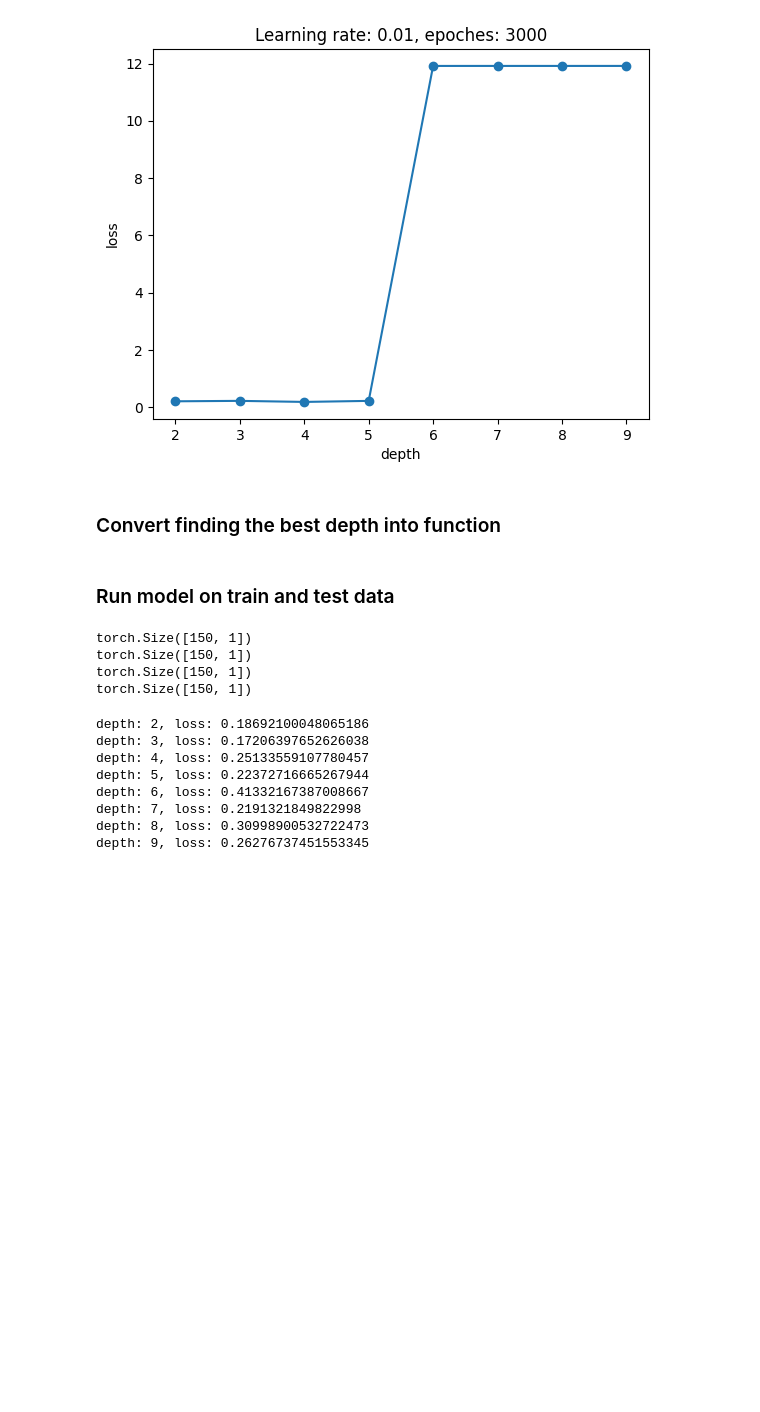
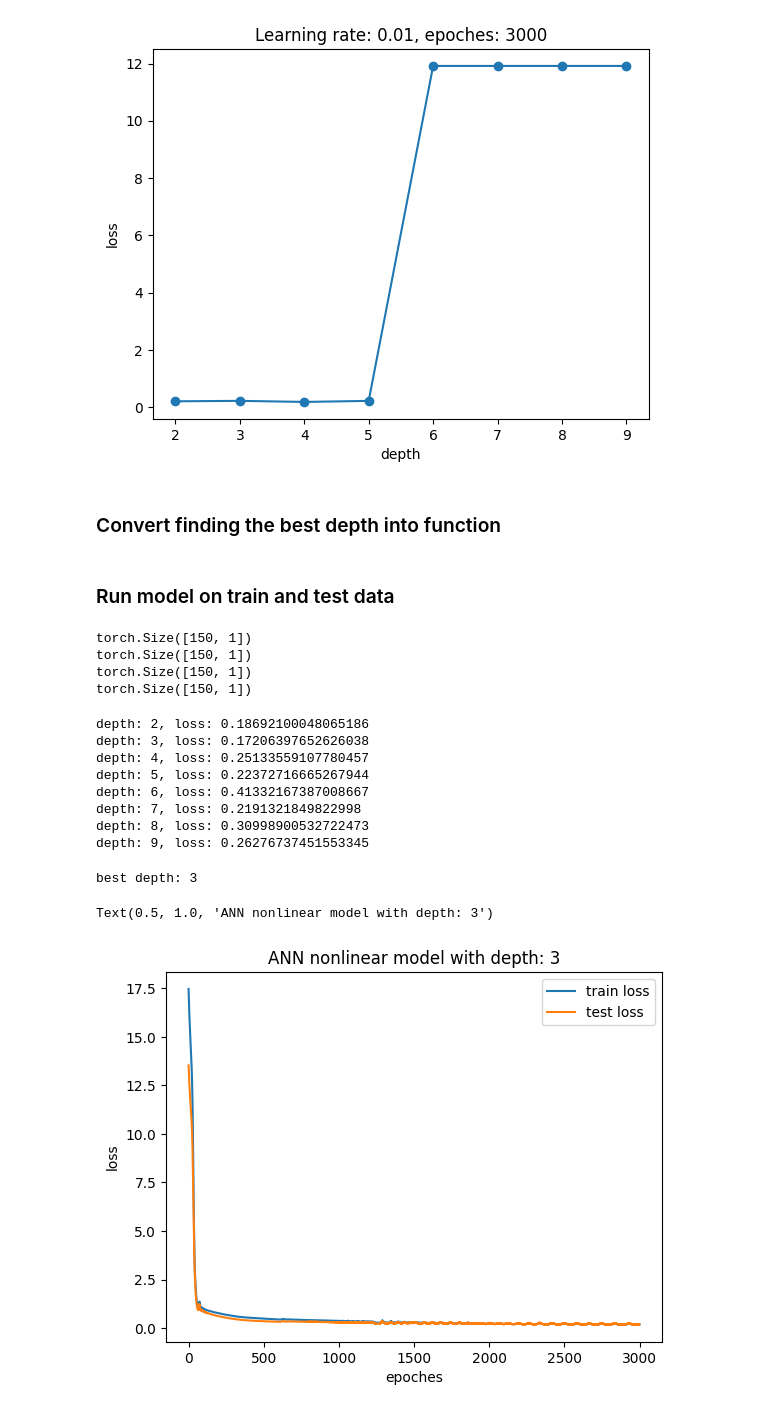
Before and after one commit to krskovape/Machine_learning, a Jupyter notebook: test2_deep_learning/LAB_mlgeo_test_2_assignment_Krsková.ipynb, the cells around one changed output. Saved outputs shown, nothing was run; the diff lists cells and outputs as text; code cells hidden in the pictures; blank space fills up the shorter version.

```diff
--- a/test2_deep_learning/LAB_mlgeo_test_2_assignment_Krsková.ipynb
+++ b/test2_deep_learning/LAB_mlgeo_test_2_assignment_Krsková.ipynb
@@ -336,8 +336,52 @@ depth: 6, loss: 0.41332167387008667
 depth: 7, loss: 0.2191321849822998
 depth: 8, loss: 0.30998900532722473
 depth: 9, loss: 0.26276737451553345
+# %%
+print(f"best depth: {depth}")
+# %% [output]
+best depth: 3
 # %%
 # initialize model with the best dept
 test_model = NonLinear(1,depth)
 # %%
-# get losses for the test set
+# get losses for the train and test set
+
+# loss: regression -> MSE
+criterion = nn.MSELoss()
+
+# optimizer: stochastic gradient descent
+optimizer = torch.optim.SGD(test_model.parameters(), lr=learning_rate)
+
+# log loss history
+train_loss, test_loss = [], []
+
+for i in range(epoches):
+    # apply model
+    prediction = test_model(X_train)
+    # get loss
+    loss = criterion(prediction,y_train)
+    # remove gradiens from optimizaer previous step with .zero_grad()
+    optimizer.zero_grad()
+    # backpropagation on loss
+    loss.backward()
+    # optimization .step()
+    optimizer.step()
+
+    # get testing loss
+    pred_test = test_model(X_test)
+    loss_test = criterion(pred_test,y_test)
+
+    # store the losses
+    train_loss.append(loss.item())
+    test_loss.append(loss_test.item())
+# %%
+# plot the losses
+plt.plot(train_loss, label="train loss")
+plt.plot(test_loss, label="test loss")
+plt.xlabel("epoches")
+plt.ylabel("loss")
+plt.legend()
+plt.title(f"ANN nonlinear model with depth: {depth}")
+# %% [output]
+Text(0.5, 1.0, 'ANN nonlinear model with depth: 3')
+[figure, added]
```
Also changed, not shown: parts of 1 cell of this notebook.
